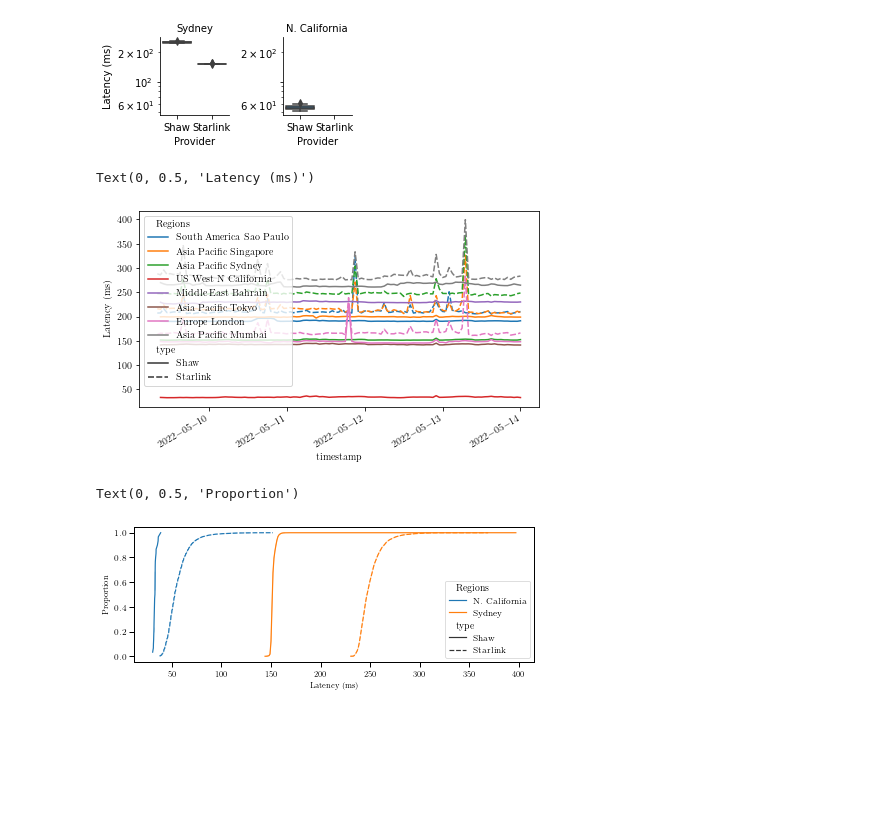
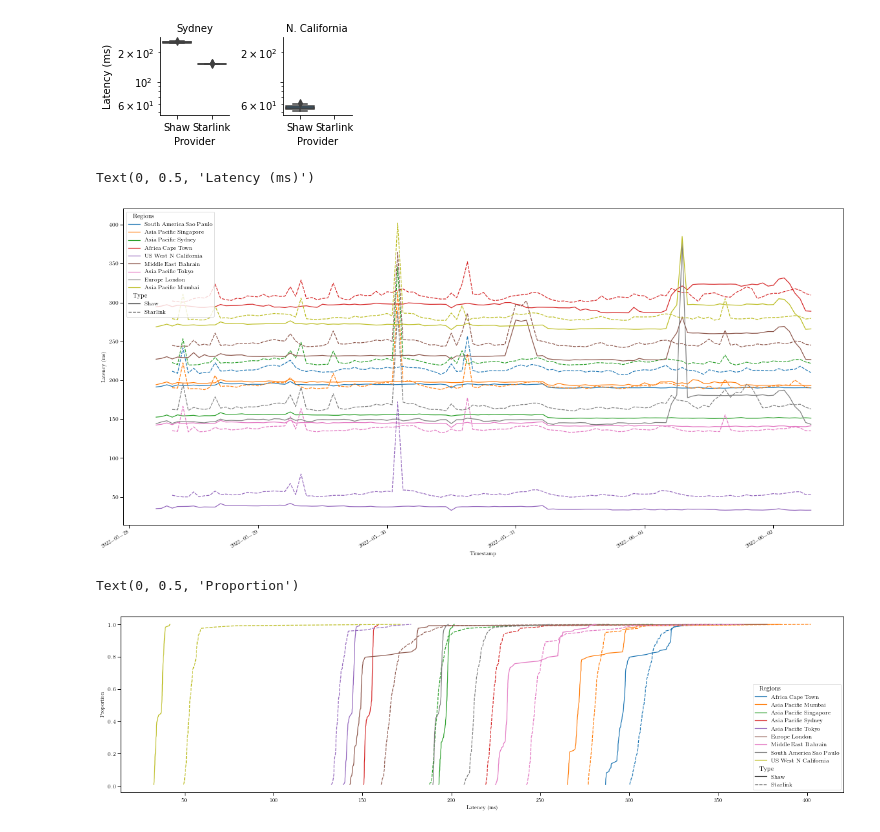
Before and after one commit to Starlink-Measurement/starlink-plot, a Jupyter notebook: plot_ping.ipynb, the cells around one changed output. Cells and saved outputs as stored; diff of their text form; code cells hidden in the pictures; blank space fills up the shorter version.

```diff
--- a/plot_ping.ipynb
+++ b/plot_ping.ipynb
@@ -32,7 +32,8 @@ from dateutil import tz
 # %%
 N_STARLINK = 'Starlink'
 N_SHAW = 'Shaw'
-src_dirs = ['data/trad_ping_2022-04-14', 'data/starlink_ping_2022-04-14/']
+#src_dirs = ['data/trad_ping_2022-04-14', 'data/starlink_ping_2022-04-14/']
+src_dirs = ['data/2022-05-28_traditional_measures_ping/', 'data/2022-05-28_starlink_measurements_ping/']
 
 #matplotlib.use("pgf")
 matplotlib.rcParams.update({
@@ -127,7 +142,7 @@ df
 df_processed = df
 #df_processed = df.loc['2022-05-13 07:13:50':'2022-05-13 7:14:18']
 #df_processed = df.loc['2022-05-10 08:29:00':'2022-05-10 8:33:00']
-#df_processed = df_processed.resample('H').mean()
+df_processed = df_processed.resample('H').mean()
 #df_processed.to_csv('output/out.csv')
 df_processed
 # %% [output]
@@ -209,28 +224,28 @@ g.tight_layout()
 [figure]
 # %%
 #fig, ax = plt.subplots(figsize=(3.5,2))
-fig, ax = plt.subplots(figsize=(7.16,4))
-#fig, ax = plt.subplots(figsize=(20,10))
+#fig, ax = plt.subplots(figsize=(7.16,4))
+fig, ax = plt.subplots(figsize=(20,10))
 
 g = sns.lineplot(data=df_unstacked, x=N_TIMESTAMP, y="latency", hue=N_REGIONS, style=N_TYPE)
 g.figure.autofmt_xdate()
 ax.set_ylabel('Latency (ms)')
 # %% [output]
 Text(0, 0.5, 'Latency (ms)')
-[figure, old version]
+[figure, new version]
 # %%
 #fig, ax = plt.subplots(figsize=(3.5,2))
-fig, ax = plt.subplots(figsize=(7.16,2.5))
-#fig, ax = plt.subplots(figsize=(20,5))
+#fig, ax = plt.subplots(figsize=(7.16,2.5))
+fig_cdf, ax_cdf = plt.subplots(figsize=(20,5))
 
 #g = sns.ecdfplot(data=df_unstacked, x='latency', hue='Type Region', ax=ax)
-g = sns.lineplot(data=df_cdf, x='x', y="y", hue=N_REGIONS, style=N_TYPE, ax=ax)
+g = sns.lineplot(data=df_cdf, x='x', y="y", hue=N_REGIONS, style=N_TYPE, ax=ax_cdf)
 #g.set(xscale='log')
-ax.set_xlabel('Latency (ms)')
-ax.set_ylabel('Proportion')
+ax_cdf.set_xlabel('Latency (ms)')
+ax_cdf.set_ylabel('Proportion')
 # %% [output]
 Text(0, 0.5, 'Proportion')
-[figure, old version]
+[figure, new version]
 # %%
 fig
 # %%
```
Also changed, not shown: parts of 8 cells of this notebook, 1 other file.
